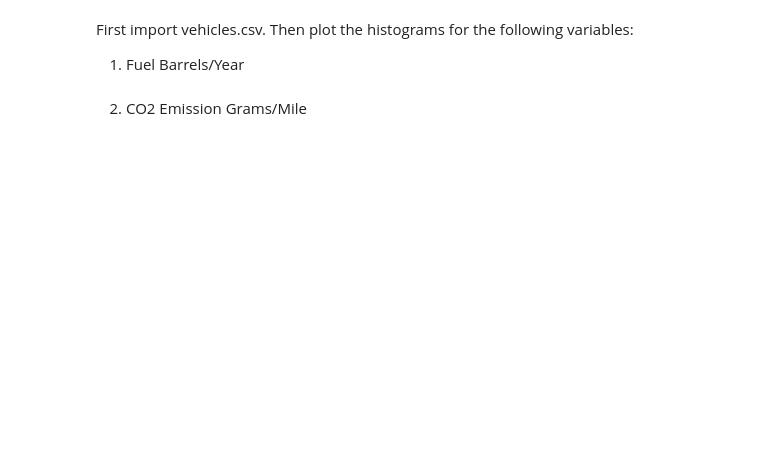
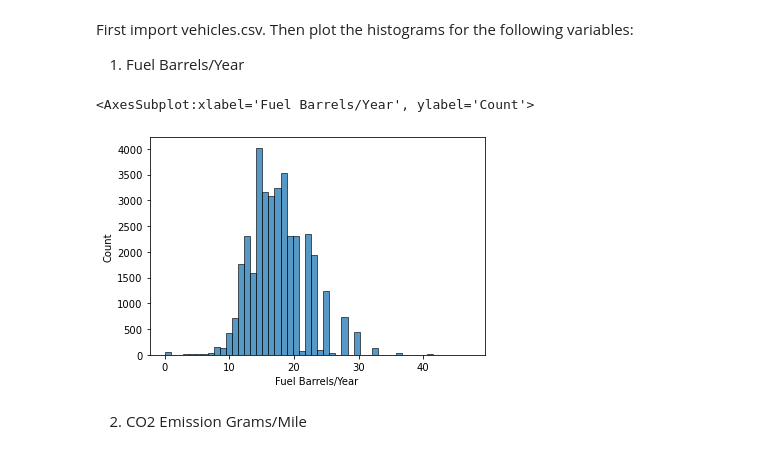
Before and after one commit to Ironhack-Data-Madrid-Enero-2021/lab-continuous-probability-distribution, a Jupyter notebook: your-code/main.ipynb, the cells around one changed output. Saved outputs shown, nothing was run; the diff lists cells and outputs as text; code cells hidden in the pictures; blank space fills up the shorter version.

```diff
--- a/your-code/main.ipynb
+++ b/your-code/main.ipynb
@@ -91,3 +107,6 @@ How are the two distributions different?
 ## Normal Distribution of Real Data
 
 In this challenge we are going to take a look the real data. We will use vehicles.csv file for this exercise
+# %%
+vehicles = pd.read_csv("vehicles.csv")
+vehicles.head()
@@ -101,2 +125,7 @@ Then plot the histograms for the following variables:
+# %%
+sns.histplot(vehicles["Fuel Barrels/Year"], bins = 50)
+# %% [output]
+<AxesSubplot:xlabel='Fuel Barrels/Year', ylabel='Count'>
+[figure, added]
 # %% [markdown]
 2. CO2 Emission Grams/Mile
```
Also changed, not shown: parts of 16 cells of this notebook.
